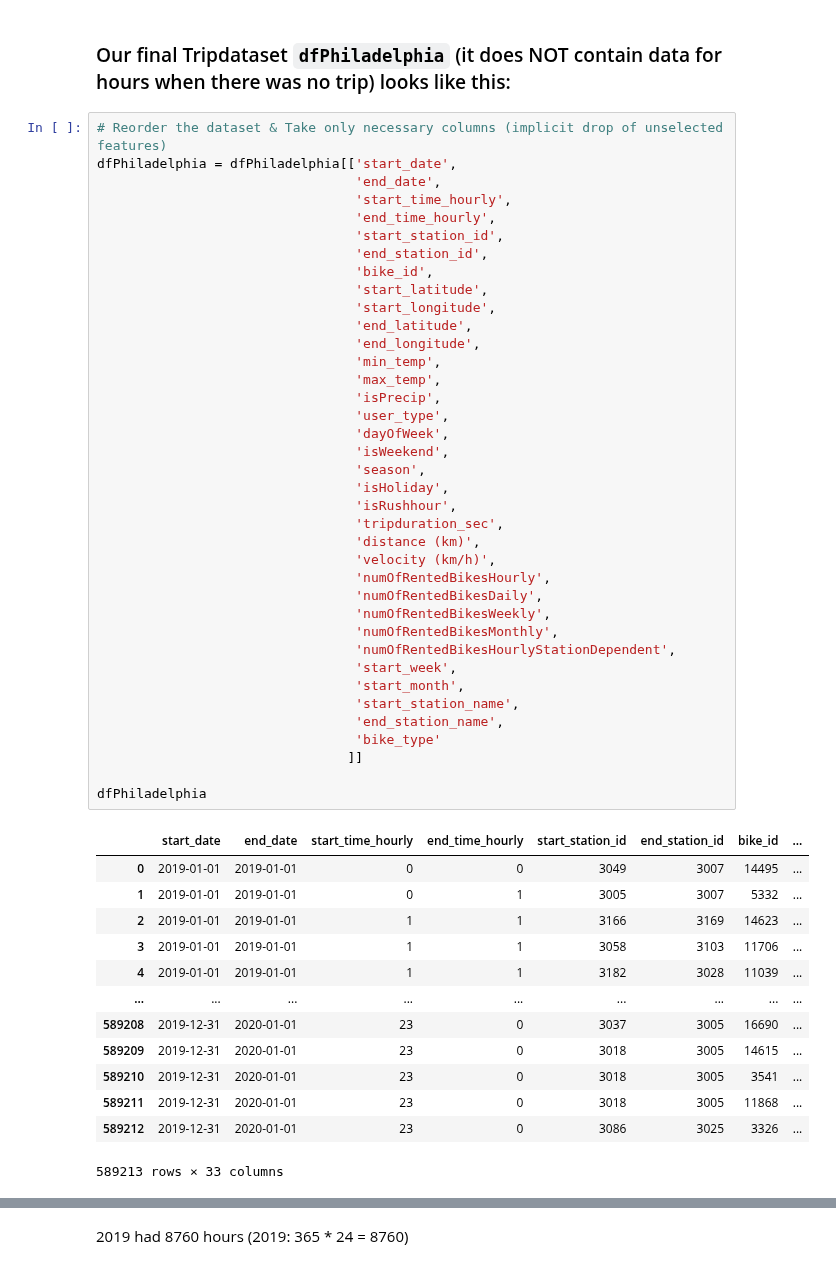
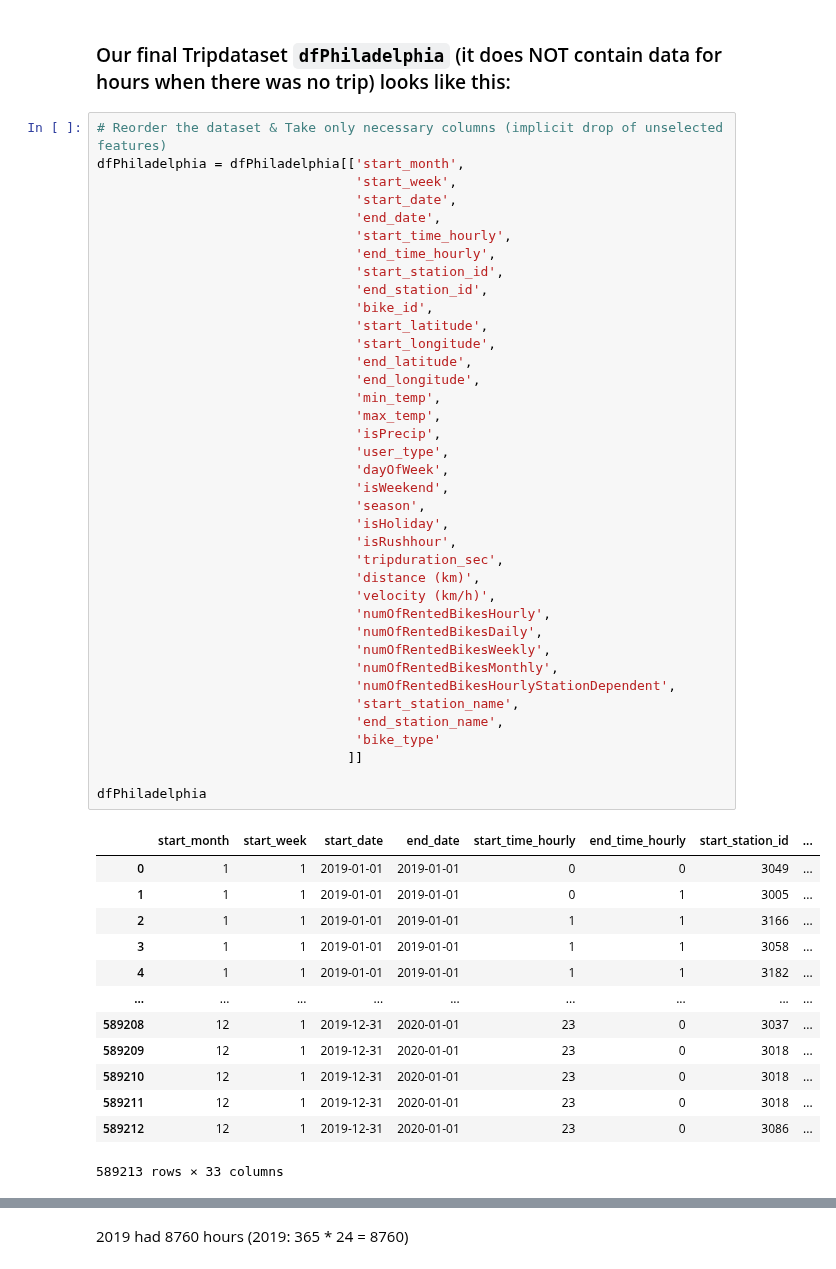
Before and after one commit to Hannah2800/AA_2022_PythonPandas, a Jupyter notebook: Task 1 - Data Collection and Preparation.ipynb, the cells around one changed output, grey strips where cells are left out. Saved outputs shown, nothing was run; the diff lists cells and outputs as text.

```diff
--- a/Task 1 - Data Collection and Preparation.ipynb
+++ b/Task 1 - Data Collection and Preparation.ipynb
@@ -1449,7 +1449,9 @@ dfPhiladelphiaWith0Trips = dfPhiladelphia
 ### Our final Tripdataset `dfPhiladelphia` (it does NOT contain data for hours when there was no trip) looks like this:
 # %%
 # Reorder the dataset & Take only necessary columns (implicit drop of unselected features)
-dfPhiladelphia = dfPhiladelphia[['start_date',
+dfPhiladelphia = dfPhiladelphia[['start_month',
+                                 'start_week',
+                                 'start_date',
                                  'end_date',
                                  'start_time_hourly',
                                  'end_time_hourly',
@@ -1457,47 +1459,45 @@ dfPhiladelphia = dfPhiladelphia[['start_date',
                                  'end_station_id',
                                  'bike_id',
                                  'start_latitude',
                                  'start_longitude',
                                  'end_latitude',
                                  'end_longitude',
                                  'min_temp',
                                  'max_temp',
                                  'isPrecip',
                                  'user_type',
                                  'dayOfWeek',
                                  'isWeekend',
                                  'season',
                                  'isHoliday',
                                  'isRushhour',
                                  'tripduration_sec',
                                  'distance (km)',
                                  'velocity (km/h)',
                                  'numOfRentedBikesHourly',
                                  'numOfRentedBikesDaily',
                                  'numOfRentedBikesWeekly',
                                  'numOfRentedBikesMonthly',
                                  'numOfRentedBikesHourlyStationDependent',
-                                 'start_week',
-                                 'start_month',
                                  'start_station_name',
                                  'end_station_name',
                                  'bike_type'
                                 ]]
 
 dfPhiladelphia
 # %% [output]
-|  | start_date | end_date | start_time_hourly | end_time_hourly | start_station_id | end_station_id | bike_id | ... |
-| 0 | 2019-01-01 | 2019-01-01 | 0 | 0 | 3049 | 3007 | 14495 | ... |
-| 1 | 2019-01-01 | 2019-01-01 | 0 | 1 | 3005 | 3007 | 5332 | ... |
-| 2 | 2019-01-01 | 2019-01-01 | 1 | 1 | 3166 | 3169 | 14623 | ... |
-| 3 | 2019-01-01 | 2019-01-01 | 1 | 1 | 3058 | 3103 | 11706 | ... |
-| 4 | 2019-01-01 | 2019-01-01 | 1 | 1 | 3182 | 3028 | 11039 | ... |
+|  | start_month | start_week | start_date | end_date | start_time_hourly | end_time_hourly | start_station_id | ... |
+| 0 | 1 | 1 | 2019-01-01 | 2019-01-01 | 0 | 0 | 3049 | ... |
+| 1 | 1 | 1 | 2019-01-01 | 2019-01-01 | 0 | 1 | 3005 | ... |
+| 2 | 1 | 1 | 2019-01-01 | 2019-01-01 | 1 | 1 | 3166 | ... |
+| 3 | 1 | 1 | 2019-01-01 | 2019-01-01 | 1 | 1 | 3058 | ... |
+| 4 | 1 | 1 | 2019-01-01 | 2019-01-01 | 1 | 1 | 3182 | ... |
 | ... | ... | ... | ... | ... | ... | ... | ... | ... |
-| 589208 | 2019-12-31 | 2020-01-01 | 23 | 0 | 3037 | 3005 | 16690 | ... |
-| 589209 | 2019-12-31 | 2020-01-01 | 23 | 0 | 3018 | 3005 | 14615 | ... |
-| 589210 | 2019-12-31 | 2020-01-01 | 23 | 0 | 3018 | 3005 | 3541 | ... |
-| 589211 | 2019-12-31 | 2020-01-01 | 23 | 0 | 3018 | 3005 | 11868 | ... |
-| 589212 | 2019-12-31 | 2020-01-01 | 23 | 0 | 3086 | 3025 | 3326 | ... |
+| 589208 | 12 | 1 | 2019-12-31 | 2020-01-01 | 23 | 0 | 3037 | ... |
+| 589209 | 12 | 1 | 2019-12-31 | 2020-01-01 | 23 | 0 | 3018 | ... |
+| 589210 | 12 | 1 | 2019-12-31 | 2020-01-01 | 23 | 0 | 3018 | ... |
+| 589211 | 12 | 1 | 2019-12-31 | 2020-01-01 | 23 | 0 | 3018 | ... |
+| 589212 | 12 | 1 | 2019-12-31 | 2020-01-01 | 23 | 0 | 3086 | ... |
 589213 rows × 33 columns
 # %%
 dfPhiladelphia.info()
```
Also changed, not shown: parts of 20 cells of this notebook, 3 other files.
